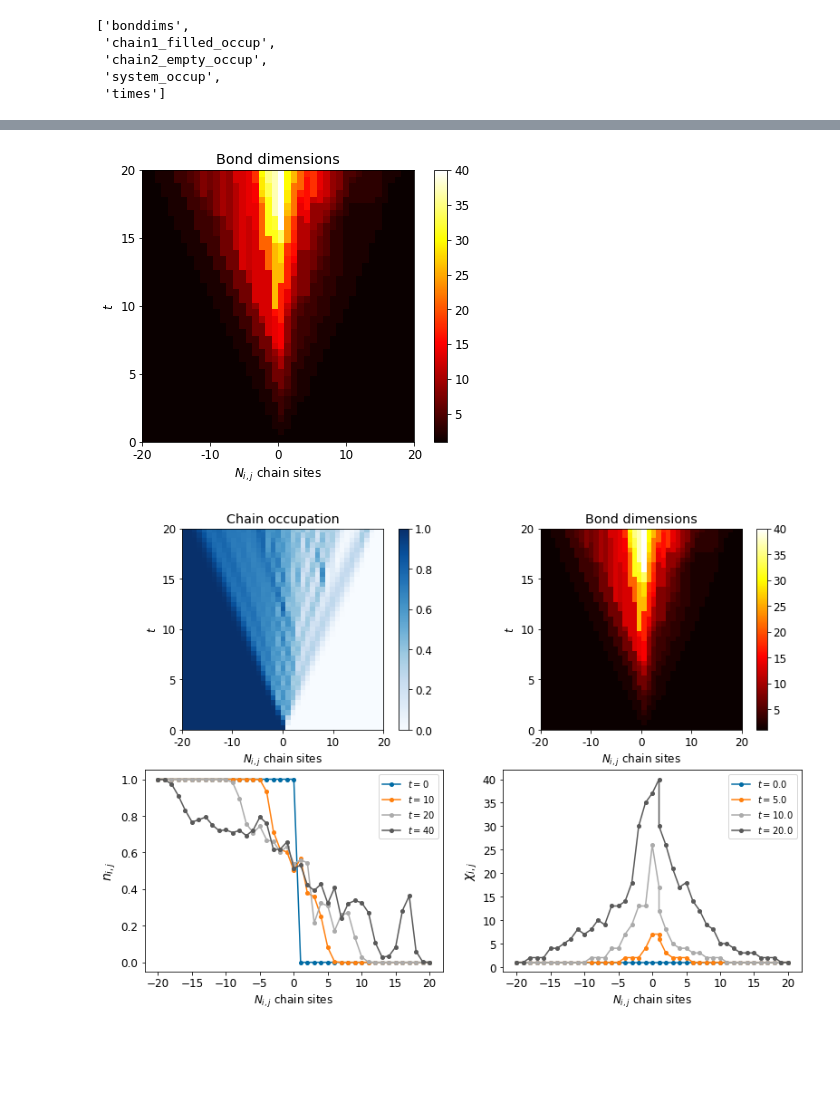
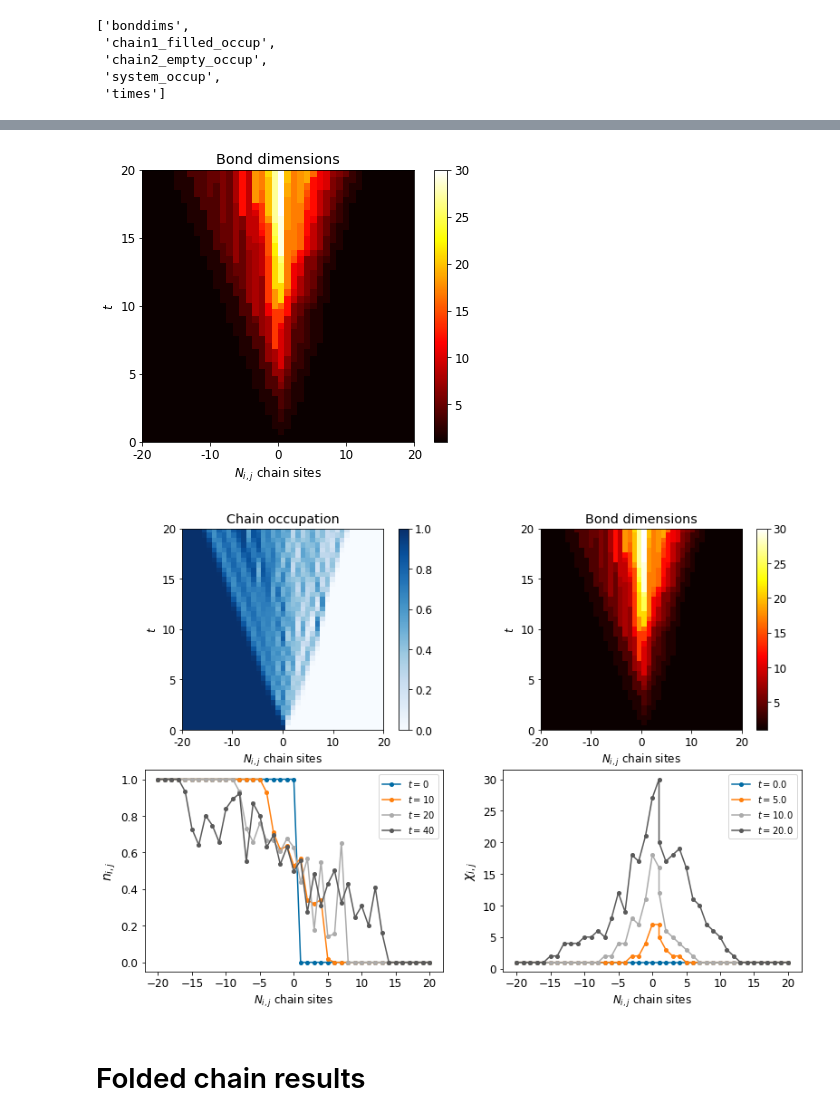
Before and after one commit to angelariva/spin-boson, a Jupyter notebook: fermions.ipynb, the cells around one changed output, grey strips where cells are left out. Drawn from its saved outputs; the diff is of its cells as text; code cells hidden in the pictures; blank space fills up the shorter version.

Commit message:
new plots

```diff
--- a/fermions.ipynb
+++ b/fermions.ipynb
@@ -91,8 +93,8 @@ path = "/home/berkane/Documents/stage/simulations/"
 # path to work from personal computer
 
 # Results for alpha_lit=0.01
-res = h5py.File(path+"fermions/results/gbLAh/dat_gbLAh.jld", "r")["data"]
-info = open(path+"fermions/results/gbLAh/info.txt", "r")
+res = h5py.File(path+"fermions/results/QW4er/dat_QW4er.jld", "r")["data"]
+info = open(path+"fermions/results/QW4er/info.txt", "r")
 data = info.read()
 print(data)
 # %% [output]
@@ -169,15 +172,16 @@ def bonddim(res, times, chain):
 # %%
 bonddim(res["bonddims"][()], times, chain)
 # %% [output]
-[figure, old version]
+[figure, new version]
 # %%
-def alltogether(resocc, resbond, times, timespl, chain):
+def alltogether(resocc, resbond, times, timespl, chain, double):
     f = pl.figure(figsize=(13, 9))
     y_label_list = times
     x_label_list = chain
 
     ax1 = pl.subplot(2,2,1)
-    pl.imshow(resocc.T, cmap='Blues', interpolation='nearest', extent=[-1,1,-1,1], origin='lower')
+    if double==True: pl.imshow(resocc.T, cmap='Blues', interpolation='nearest', extent=[-1,1,-1,1], origin='lower')
+    else: pl.imshow(resocc, cmap='Blues', interpolation='nearest', extent=[-1,1,-1,1], origin='lower')
     pl.colorbar()
 
     ax1.set_yticks([-1.0, -0.5, 0, 0.5, 1.0])
@@ -203,21 +207,28 @@ def alltogether(resocc, resbond, times, timespl, chain):
     pl.title("Bond dimensions")
 
     pl.subplot(2,2,3)
-    sitespos = [i for i in range(1,N+1)]
-    sitesneg = [-N+i for i in range(0,N+1)]
-    sites = sitesneg + sitespos
+    if double==True:
+        sitespos = [i for i in range(1,N+1)]
+        sitesneg = [-N+i for i in range(0,N+1)]
+        sites = sitesneg + sitespos
+    else:
+        sites = [i for i in range(2*N)]
     for t in range(1, len(timespl)+1):
         i = int(timespl[t-1])
-        pl.plot(sites, resocc.T[i], '-o', markersize="4", label=r"$t =$"+str(timespl[t-1]))
+        if double==True: pl.plot(sites, resocc.T[i], '-o', markersize="4", label=r"$t =$"+str(timespl[t-1]))
+        else: pl.plot(sites, resocc[i], '-o', markersize="4", label=r"$t =$"+str(timespl[t-1]))
     pl.legend(loc="best",prop={'size': 10})
     pl.xlabel(r"$N_{i,j}$ chain sites")
     pl.ylabel(r'$n_{i,j}$', fontsize=14)
     #pl.title("Occupation evolution")
 
     pl.subplot(2,2,4)
-    sitespos = [i for i in range(1,N+1)]
-    sitesneg = [-N+i for i in range(0,N+2)]
-    sites = sitesneg + sitespos
+    if double==True:
+        sitespos = [i for i in range(1,N+1)]
+        sitesneg = [-N+i for i in range(0,N+2)]
+        sites = sitesneg + sitespos
+    else:
+        sites = [i for i in range(0,2*N+2)]
     for t in range(1, len(timespl)+1):
         i = int(timespl[t-1])
         x = int(timespl[t-1])*0.5
@@ -229,6 +240,8 @@ def alltogether(resocc, resbond, times, timespl, chain):
 
     pl.show()
 # %%
-alltogether(occ, res["bonddims"][()], times, tim, chain)
+alltogether(occ, res["bonddims"][()], times, tim, chain, True)
 # %% [output]
-[figure, old version]
+[figure, new version]
+# %% [markdown]
+# Folded chain results
```
Also changed, not shown: parts of 8 cells of this notebook.
